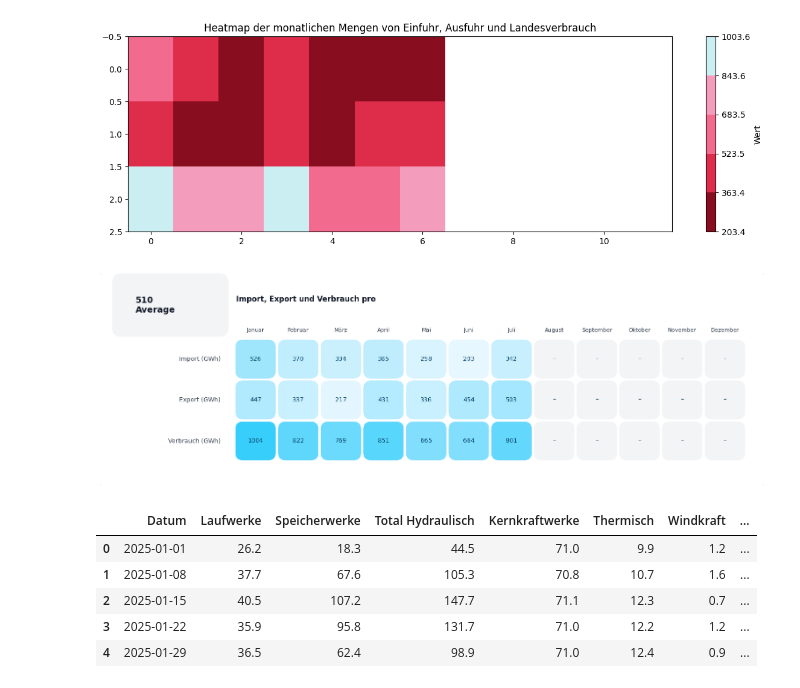
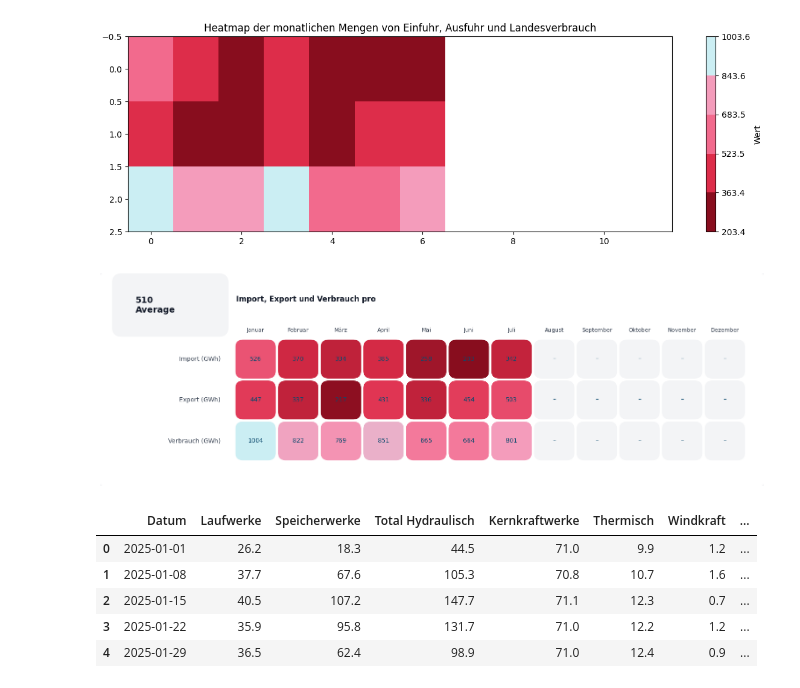
Before and after one commit to fajsh/datenvisualisierung-cds-111, a Jupyter notebook: daashhy.ipynb, the cells around one changed output. Drawn from its saved outputs; the diff is of its cells as text; code cells hidden in the pictures.

Commit message:
Feature/new diagrams
* feature implemented with two diagrams - update on graph

* small changes on the diagram

* added mockup picture -

* update diagrams for improved visualization

```diff
--- a/daashhy.ipynb
+++ b/daashhy.ipynb
@@ -124,26 +124,19 @@ plt.show()
 # %% [output]
 [figure]
 # %%
-# -*- coding: utf-8 -*-
+
 import pandas as pd
 import numpy as np
 import matplotlib.pyplot as plt
 from matplotlib.colors import LinearSegmentedColormap, Normalize
 from matplotlib import patches
 
-# =========================
-# 1) Daten einlesen/setzen
-# =========================
-# df = pd.read_csv("daten.csv")  # alternativ
-# Falls du df schon im Notebook hast, diesen Block belassen:
-# Erwartete Spalten: "Datum", "Einfuhr", "Ausfuhr", "Landesverbrauch"
+
 df["Datum"] = pd.to_datetime(df["Datum"], errors="coerce")
 for col in ["Einfuhr", "Ausfuhr", "Landesverbrauch"]:
     df[col] = pd.to_numeric(df[col], errors="coerce")
 
-# =========================
-# 2) Monatlich aggregieren
-# =========================
+
 month_map = {
     1:"Januar",2:"Februar",3:"März",4:"April",5:"Mai",6:"Juni",
     7:"Juli",8:"August",9:"September",10:"Oktober",11:"November",12:"Dezember"
@@ -159,28 +152,23 @@ monthly = (
       .reindex(monate)
 )
 
-# Matrix (Zeilen = Kategorien, Spalten = Monate)
+
 M = monthly.reindex(columns=cats).T.to_numpy(dtype=float)
 
-# =========================
-# 3) Farbpaletten
-# =========================
-# a) Blaue Palette (passt zum Screenshot)
+
 palette_blue = ["#E6F7FF", "#BAECFE", "#8EE2FD", "#63D8FC", "#37CEFB"]
-# b) Deine Wunschpalette (rosa/rot aus deiner Nachricht)
+
 palette_custom = ["#880d1e", "#dd2d4a", "#f26a8d", "#f49cbb", "#cbeef3"]
 
-# Wähle die Palette:
-USE_CUSTOM_PALETTE = False  # True -> deine Palette; False -> Blautöne wie im Bild
+
+USE_CUSTOM_PALETTE = True
 palette = palette_custom if USE_CUSTOM_PALETTE else palette_blue
 
-# Korrigiere Hex ohne "#"
+
 palette = [c if c.startswith("#") else f"#{c}" for c in palette]
 cmap = LinearSegmentedColormap.from_list("custom", palette, N=256)
 
-# =========================
-# 4) Layout-Parameter
-# =========================
+
 n_rows, n_cols = M.shape  # 3 x 12
 tile_size = 1.0           # Kachelgröße
 gap = 0.10                # Abstand zwischen Kacheln
@@ -190,7 +178,7 @@ pad_top = 1.8             # Platz oben für Monatslabels
 pad_right = 0.5
 pad_bottom = 0.7
 
-# Canvas-Größe (in "tile units")
+
 W = pad_left + n_cols*(tile_size + gap) - gap + pad_right
 H = pad_top + n_rows*(tile_size + gap) - gap + pad_bottom
 
@@ -199,7 +187,7 @@ ax.set_xlim(0, W)
 ax.set_ylim(0, H)
 ax.axis("off")
 
-# Hintergrund als „Card“
+
 card = patches.FancyBboxPatch(
     (0.15, 0.15), W-0.3, H-0.3,
     boxstyle="round,pad=0.2,rounding_size=0.25",
@@ -207,16 +195,12 @@ card = patches.FancyBboxPatch(
 )
 ax.add_patch(card)
 
-# =========================
-# 5) Skala & Farben
-# =========================
+
 vmin = np.nanmin(M)
 vmax = np.nanmax(M)
 norm = Normalize(vmin=vmin, vmax=vmax)
 
-# =========================
-# 6) Titel + Average-Box
-# =========================
+
 ax.text(pad_left, H - 0.8, "Import, Export und Verbrauch pro",
         ha="left", va="bottom", fontsize=12, fontweight=600, color="#111827")
 
@@ -230,61 +214,47 @@ ax.add_patch(avg_box)
 ax.text(0.9, H - 0.85, f"{avg_val:.0f}\nAverage",
         ha="left", va="center", fontsize=14, fontweight=700, color="#111827")
 
-# =========================
-# 7) Monats-Labels (oben)
-# =========================
+
 for j, m in enumerate(monate):
     x = pad_left + j*(tile_size + gap) + tile_size/2
     ax.text(x, H - pad_top + 0.2, m, ha="center", va="bottom", fontsize=9, color="#374151")
 
-# =========================
-# 8) Zeilenlabels (links)
-# =========================
+
 row_labels = ["Import (GWh)", "Export (GWh)", "Verbrauch (GWh)"]
 for i, label in enumerate(row_labels):
     y = H - pad_top - i*(tile_size + gap) - tile_size/2
     ax.text(pad_left - 0.4, y, label, ha="right", va="center", fontsize=10, color="#374151")
 
-# =========================
-# 9) Kacheln zeichnen (rounded squares)
-# =========================
+
 for i in range(n_rows):
     for j in range(n_cols):
         val = M[i, j]
         x = pad_left + j*(tile_size + gap)
         y = H - pad_top - i*(tile_size + gap) - tile_size
 
         # Farbe
         if np.isnan(val):
-            face = "#F3F4F6"  # NaN: hellgrau
+            face = "#F3F4F6"
         else:
             face = cmap(norm(val))
 
         rect = patches.FancyBboxPatch(
             (x, y), tile_size, tile_size,
             boxstyle=f"round,pad=0.02,rounding_size={corner}",
             linewidth=0, facecolor=face
         )
         ax.add_patch(rect)
 
-        # Wert in die Mitte
+
         txt = "–" if np.isnan(val) else f"{val:.0f}"
         ax.text(x + tile_size/2, y + tile_size/2, txt,
                 ha="center", va="center", fontsize=10, color="#0c4a6e")
 
-# =========================
-# 10) Farblegende optional
-# =========================
-# (Beim Screenshot war keine ersichtlich; bei Bedarf einkommentieren.)
-# import matplotlib as mpl
-# cax = fig.add_axes([0.88, 0.2, 0.02, 0.6])
-# cb = mpl.colorbar.ColorbarBase(cax, cmap=cmap, norm=norm)
-# cb.set_label("Wert")
 
 plt.tight_layout()
 plt.show()
 # %% [output]
-[figure, old version]
+[figure, new version]
 # %%
 
 import pandas as pd
```
Also changed, not shown: parts of 1 cell of this notebook, 6 other files.
